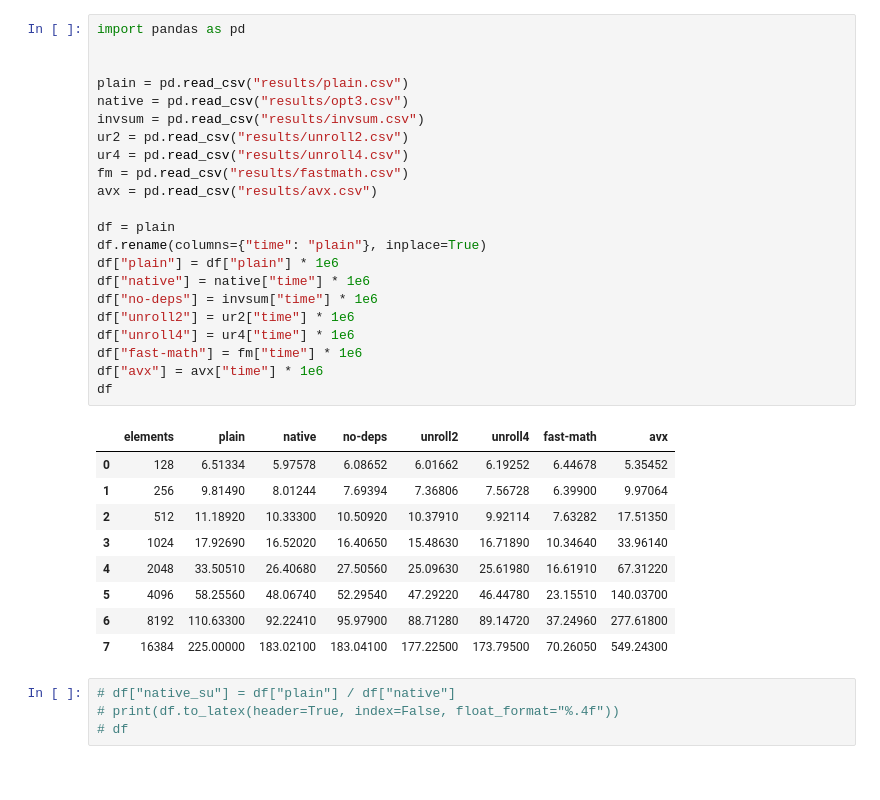
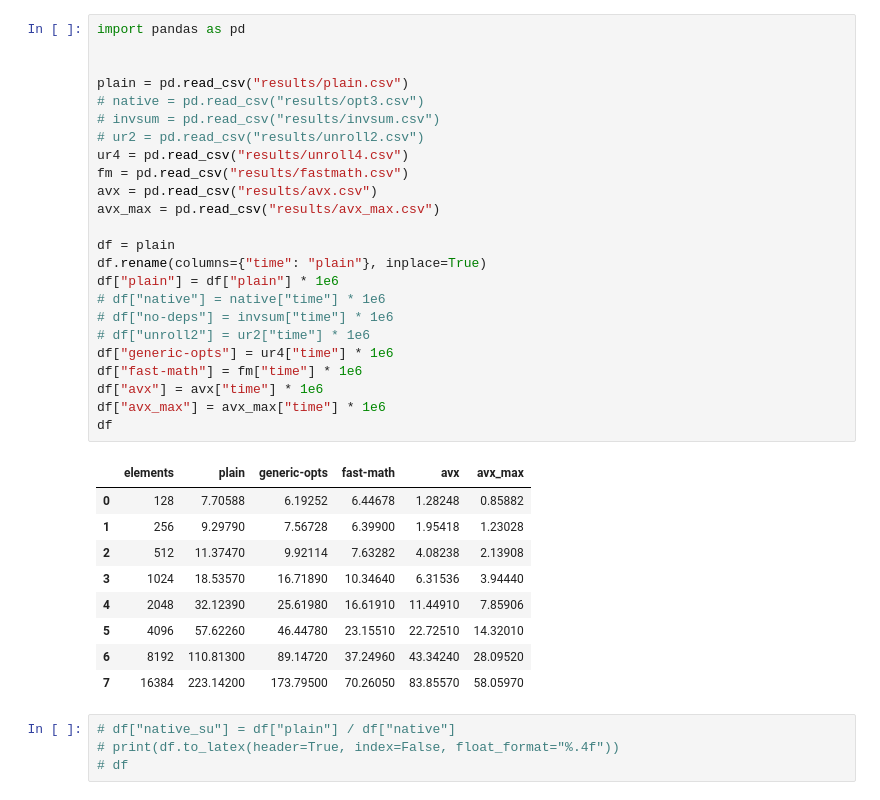
Before and after one commit to FedericoBustaffa/master, a Jupyter notebook: spm/assignment1/notebook.ipynb, the cells around one changed output. Drawn from its saved outputs; the diff is of its cells as text.

```diff
--- a/spm/assignment1/notebook.ipynb
+++ b/spm/assignment1/notebook.ipynb
@@ -1,35 +1,37 @@
 # %%
 import pandas as pd
 
 
 plain = pd.read_csv("results/plain.csv")
-native = pd.read_csv("results/opt3.csv")
-invsum = pd.read_csv("results/invsum.csv")
-ur2 = pd.read_csv("results/unroll2.csv")
+# native = pd.read_csv("results/opt3.csv")
+# invsum = pd.read_csv("results/invsum.csv")
+# ur2 = pd.read_csv("results/unroll2.csv")
 ur4 = pd.read_csv("results/unroll4.csv")
 fm = pd.read_csv("results/fastmath.csv")
 avx = pd.read_csv("results/avx.csv")
+avx_max = pd.read_csv("results/avx_max.csv")
 
 df = plain
 df.rename(columns={"time": "plain"}, inplace=True)
 df["plain"] = df["plain"] * 1e6
-df["native"] = native["time"] * 1e6
-df["no-deps"] = invsum["time"] * 1e6
-df["unroll2"] = ur2["time"] * 1e6
-df["unroll4"] = ur4["time"] * 1e6
+# df["native"] = native["time"] * 1e6
+# df["no-deps"] = invsum["time"] * 1e6
+# df["unroll2"] = ur2["time"] * 1e6
+df["generic-opts"] = ur4["time"] * 1e6
 df["fast-math"] = fm["time"] * 1e6
 df["avx"] = avx["time"] * 1e6
+df["avx_max"] = avx_max["time"] * 1e6
 df
 # %% [output]
-|  | elements | plain | native | no-deps | unroll2 | unroll4 | fast-math | avx |
-| 0 | 128 | 6.51334 | 5.97578 | 6.08652 | 6.01662 | 6.19252 | 6.44678 | 5.35452 |
-| 1 | 256 | 9.81490 | 8.01244 | 7.69394 | 7.36806 | 7.56728 | 6.39900 | 9.97064 |
-| 2 | 512 | 11.18920 | 10.33300 | 10.50920 | 10.37910 | 9.92114 | 7.63282 | 17.51350 |
-| 3 | 1024 | 17.92690 | 16.52020 | 16.40650 | 15.48630 | 16.71890 | 10.34640 | 33.96140 |
-| 4 | 2048 | 33.50510 | 26.40680 | 27.50560 | 25.09630 | 25.61980 | 16.61910 | 67.31220 |
-| 5 | 4096 | 58.25560 | 48.06740 | 52.29540 | 47.29220 | 46.44780 | 23.15510 | 140.03700 |
-| 6 | 8192 | 110.63300 | 92.22410 | 95.97900 | 88.71280 | 89.14720 | 37.24960 | 277.61800 |
-| 7 | 16384 | 225.00000 | 183.02100 | 183.04100 | 177.22500 | 173.79500 | 70.26050 | 549.24300 |
+|  | elements | plain | generic-opts | fast-math | avx | avx_max |
+| 0 | 128 | 7.70588 | 6.19252 | 6.44678 | 1.28248 | 0.85882 |
+| 1 | 256 | 9.29790 | 7.56728 | 6.39900 | 1.95418 | 1.23028 |
+| 2 | 512 | 11.37470 | 9.92114 | 7.63282 | 4.08238 | 2.13908 |
+| 3 | 1024 | 18.53570 | 16.71890 | 10.34640 | 6.31536 | 3.94440 |
+| 4 | 2048 | 32.12390 | 25.61980 | 16.61910 | 11.44910 | 7.85906 |
+| 5 | 4096 | 57.62260 | 46.44780 | 23.15510 | 22.72510 | 14.32010 |
+| 6 | 8192 | 110.81300 | 89.14720 | 37.24960 | 43.34240 | 28.09520 |
+| 7 | 16384 | 223.14200 | 173.79500 | 70.26050 | 83.85570 | 58.05970 |
 # %%
 # df["native_su"] = df["plain"] / df["native"]
 # print(df.to_latex(header=True, index=False, float_format="%.4f"))
```
Also changed, not shown: parts of 3 cells of this notebook, 6 other files.
